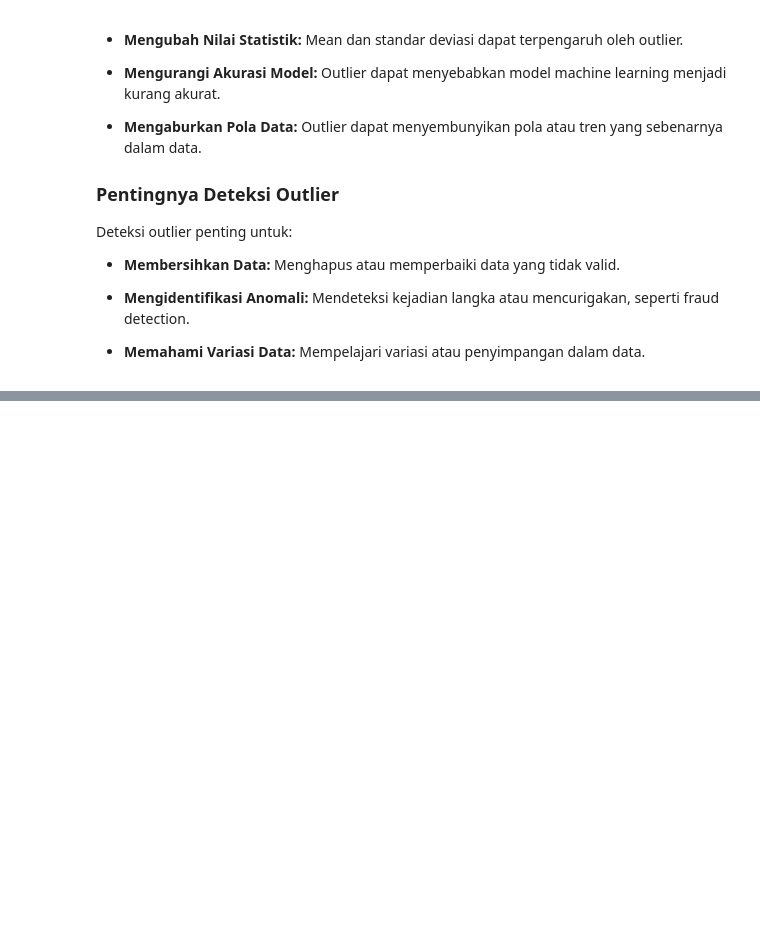
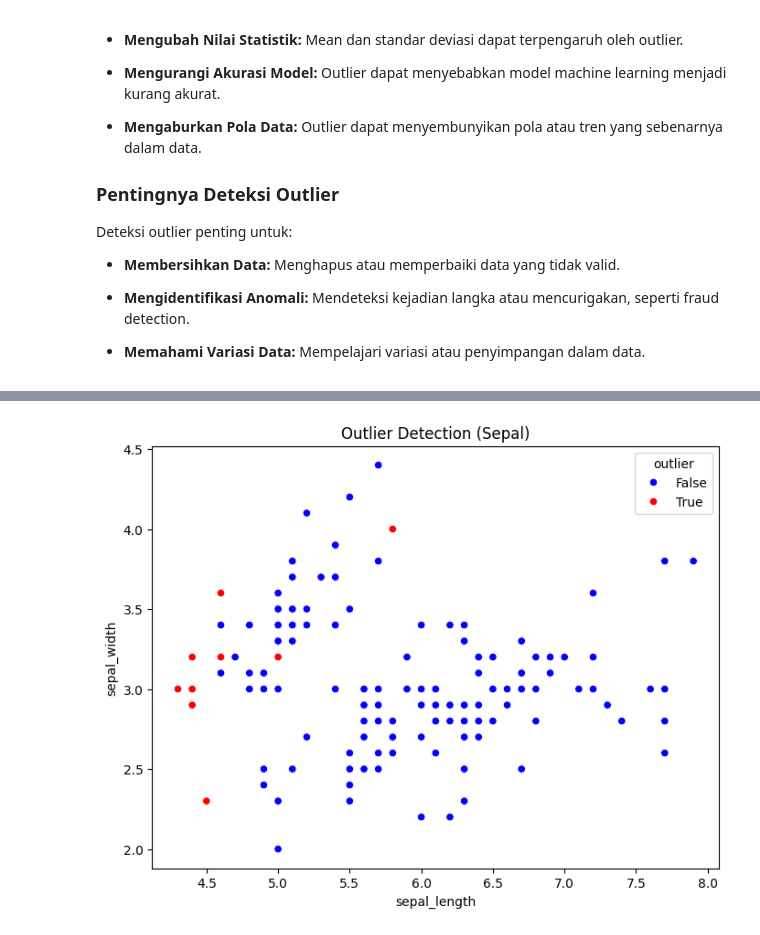
Before and after one commit to Dikkynof/pendata, a Jupyter notebook: _sources/Pendat_Tugas_1.ipynb, the cells around one changed output, grey strips where cells are left out. Cells and saved outputs as stored; diff of their text form; code cells hidden in the pictures; blank space fills up the shorter version.

Commit message:
Penambangan data

```diff
--- a/_sources/Pendat_Tugas_1.ipynb
+++ b/_sources/Pendat_Tugas_1.ipynb
@@ -306,0 +435,86 @@ Prinsip Kerja KNN
+# %%
+import psycopg2
+import pymysql
+import numpy as np
+import pandas as pd
+import seaborn as sns
+import matplotlib.pyplot as plt
+from scipy.spatial.distance import euclidean
+
+def get_pg_data():
+    conn = psycopg2.connect(
+        host="irispostgresql-penambangan-data.h.aivencloud.com",
+        user="avnadmin",
+        password="AVNS_i8oUQbmEihGJDk1ow03",
+        database="defaultdb",
+        port=14162
+    )
+    cursor = conn.cursor()
+    cursor.execute("SELECT * FROM iris_postgres")
+    data = cursor.fetchall()
+    columns = [desc[0] for desc in cursor.description]
+    cursor.close()
+    conn.close()
+    return pd.DataFrame(data, columns=columns)
+
+def get_mysql_data():
+    conn = pymysql.connect(
+        host="irismysql-penambangan-data.h.aivencloud.com",
+        user="avnadmin",
+        password="AVNS_KHBF7rSzKcX9MR2VTEk",
+        database="defaultdb",
+        port=14162
+    )
+    cursor = conn.cursor()
+    cursor.execute("SELECT * FROM iris_mysql")
+    data = cursor.fetchall()
+    columns = [desc[0] for desc in cursor.description]
+    cursor.close()
+    conn.close()
+    return pd.DataFrame(data, columns=columns)
+
+# Ambil data dari kedua database
+df_postgresql = get_pg_data()
+df_mysql = get_mysql_data()
+df_postgresql = df_postgresql.rename(columns={'Class': 'class'})
+
+# Gabungkan berdasarkan kolom 'id' dan 'Class'
+df_merged = pd.merge(df_mysql, df_postgresql, on=["id"], how="inner")
+
+# Ambil data fitur numerik
+feature_columns = ["petal length", "petal width", "sepal_length", "sepal_width"]
+data_values = df_merged[feature_columns].values
+
+# Ambil referensi dari baris terakhir (baris ke-152 jika dihitung dari 1, atau index -1)
+reference_point = data_values[-1]
+
+def compute_distances(data, reference):
+    return np.array([euclidean(row, reference) for row in data])
+
+# Hitung jarak Euclidean dari setiap baris ke referensi
+df_merged["distance"] = compute_distances(data_values, reference_point)
+
+# Tentukan threshold outlier berdasarkan persentil ke-95 (bisa disesuaikan)
+threshold = np.percentile(df_merged["distance"], 93.5)
+df_merged["outlier"] = df_merged["distance"] > threshold
+
+# Cetak hasil data dengan outlier
+print(df_merged.to_string(index=False))
+
+# Visualisasi scatter plot dengan warna berdasarkan outlier
+plt.figure(figsize=(8, 6))
+sns.scatterplot(
+    x=df_merged["sepal_length"], y=df_merged["sepal_width"],
+    hue=df_merged["outlier"], palette={False: "blue", True: "red"}
+)
+plt.title("Outlier Detection (Sepal)")
+plt.show()
+
+plt.figure(figsize=(8, 6))
+sns.scatterplot(
+    x=df_merged["petal length"], y=df_merged["petal width"],
+    hue=df_merged["outlier"], palette={False: "blue", True: "red"}
+)
+plt.title("Outlier Detection (Petal)")
+plt.show()
+# %% [output]
@@ -306,0 +538 @@ Prinsip Kerja KNN
+[figure, added]
```
Also changed, not shown: parts of 17 cells of this notebook, 15 other files.
